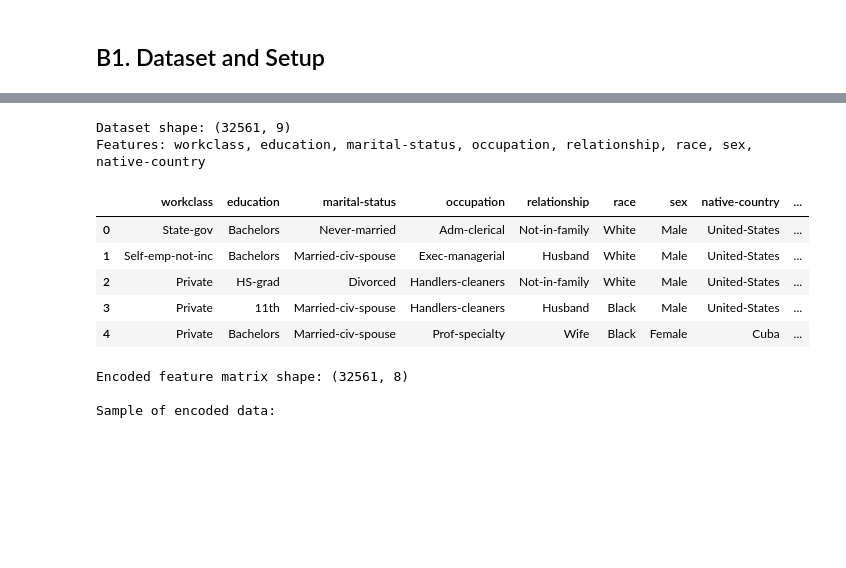
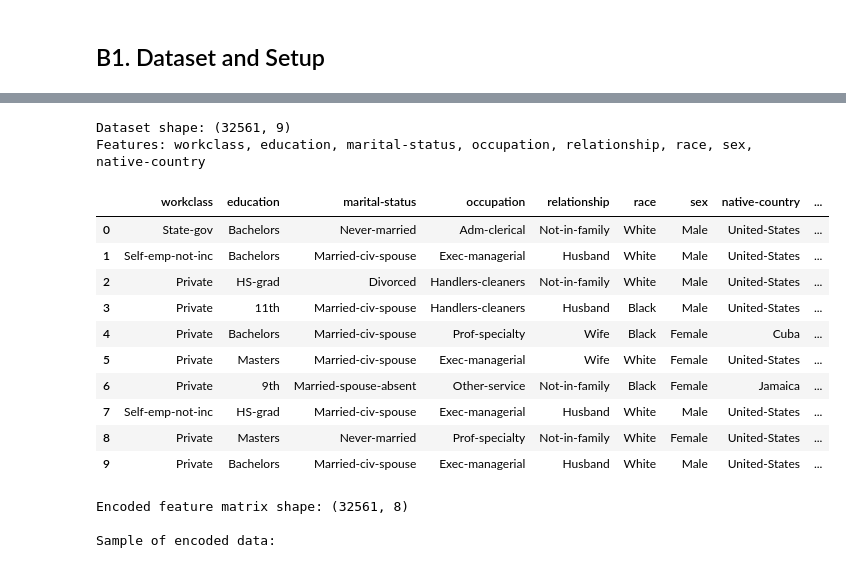
Before and after one commit to MOhamedMoeen/Assignment-3-Probabilistic-models-and-decision-trees-, a Jupyter notebook: Naive Bayes.ipynb, the cells around one changed output, grey strips where cells are left out. Drawn from its saved outputs; the diff is of its cells as text; code cells hidden in the pictures; blank space fills up the shorter version.

```diff
--- a/Naive Bayes.ipynb
+++ b/Naive Bayes.ipynb
@@ -54,16 +88,21 @@ df["income"] = df["income"].map(class_map)
 # %%
 print(f"Dataset shape: {df.shape}")
 print(f"Features: {', '.join(categorical_features)}")
-df.head()
+df.head(10)
 # %% [output]
 Dataset shape: (32561, 9)
 Features: workclass, education, marital-status, occupation, relationship, race, sex, native-country
 |  | workclass | education | marital-status | occupation | relationship | race | sex | native-country | ... |
 | 0 | State-gov | Bachelors | Never-married | Adm-clerical | Not-in-family | White | Male | United-States | ... |
 | 1 | Self-emp-not-inc | Bachelors | Married-civ-spouse | Exec-managerial | Husband | White | Male | United-States | ... |
 | 2 | Private | HS-grad | Divorced | Handlers-cleaners | Not-in-family | White | Male | United-States | ... |
 | 3 | Private | 11th | Married-civ-spouse | Handlers-cleaners | Husband | Black | Male | United-States | ... |
 | 4 | Private | Bachelors | Married-civ-spouse | Prof-specialty | Wife | Black | Female | Cuba | ... |
+| 5 | Private | Masters | Married-civ-spouse | Exec-managerial | Wife | White | Female | United-States | ... |
+| 6 | Private | 9th | Married-spouse-absent | Other-service | Not-in-family | Black | Female | Jamaica | ... |
+| 7 | Self-emp-not-inc | HS-grad | Married-civ-spouse | Exec-managerial | Husband | White | Male | United-States | ... |
+| 8 | Private | Masters | Never-married | Prof-specialty | Not-in-family | White | Female | United-States | ... |
+| 9 | Private | Bachelors | Married-civ-spouse | Exec-managerial | Husband | White | Male | United-States | ... |
 # %%
 # Encode categorical features as integer codes while maintaining interpretability
 feature_value_maps: Dict[str, Dict[str, int]] = {}
```
Also changed, not shown: parts of 21 cells of this notebook.
